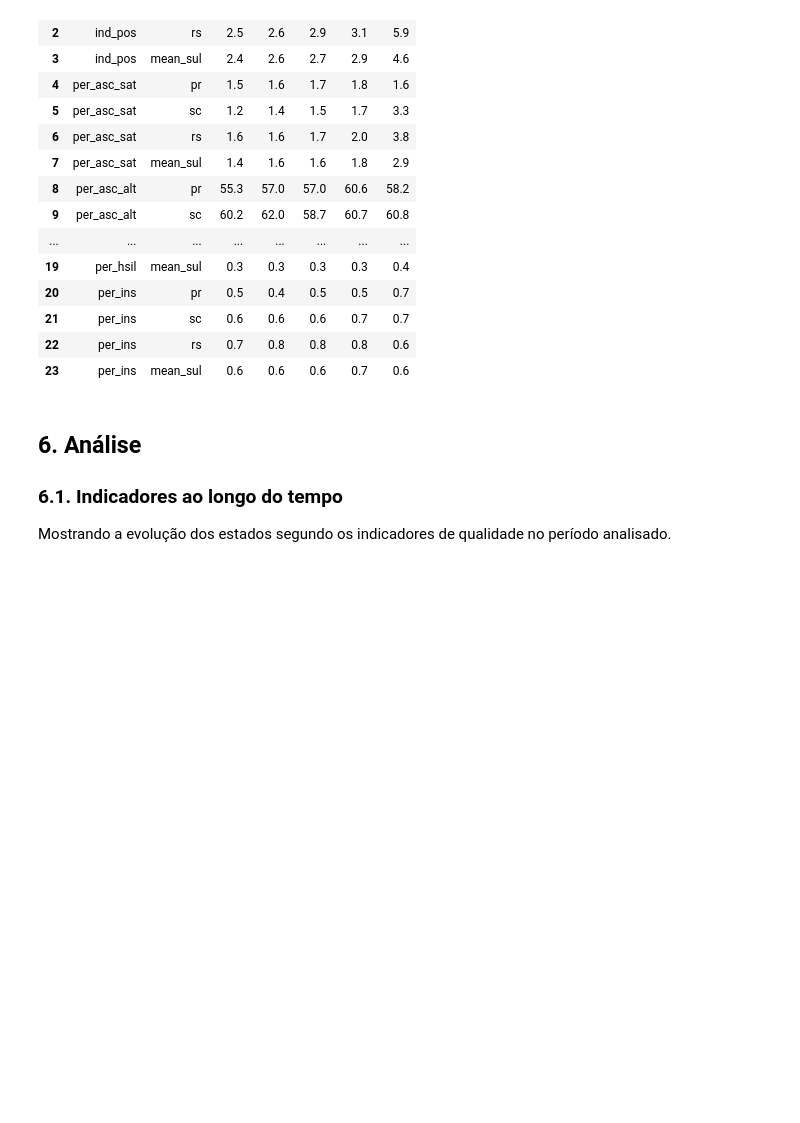
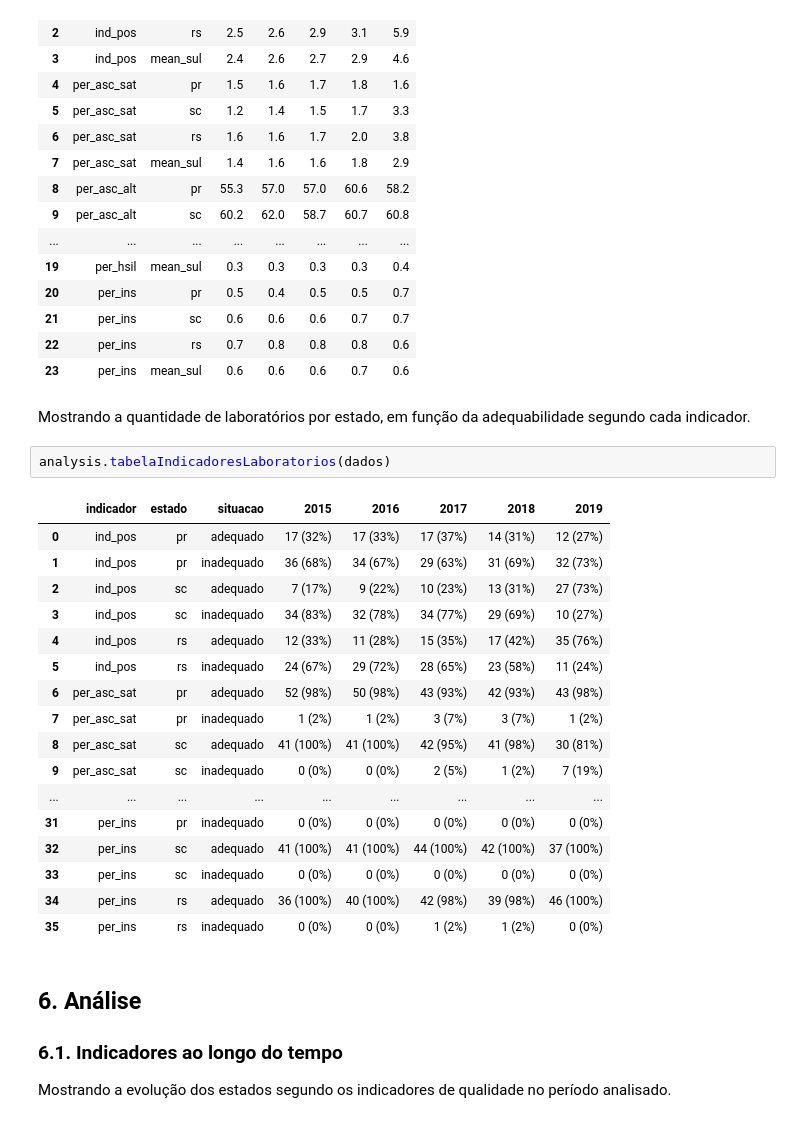
Before and after one commit to souzamarcelo/qualicito, a Jupyter notebook: lab-book.ipynb, the cells around one changed output. Saved outputs shown, nothing was run; the diff lists cells and outputs as text; blank space fills up the shorter version.

Commit message:
Table with amount of labs according to adequability to baseline values.

```diff
--- a/lab-book.ipynb
+++ b/lab-book.ipynb
@@ -113,6 +113,28 @@ analysis.tabelaIndicadores(dados, 'mean')
 | 21 | per_ins | sc | 0.6 | 0.6 | 0.6 | 0.7 | 0.7 |
 | 22 | per_ins | rs | 0.7 | 0.8 | 0.8 | 0.8 | 0.6 |
 | 23 | per_ins | mean_sul | 0.6 | 0.6 | 0.6 | 0.7 | 0.6 |
+# %% [markdown]
+Mostrando a quantidade de laboratórios por estado, em função da adequabilidade segundo cada indicador.
+# %%
+analysis.tabelaIndicadoresLaboratorios(dados)
+# %% [output]
+|  | indicador | estado | situacao | 2015 | 2016 | 2017 | 2018 | 2019 |
+| 0 | ind_pos | pr | adequado | 17 (32%) | 17 (33%) | 17 (37%) | 14 (31%) | 12 (27%) |
+| 1 | ind_pos | pr | inadequado | 36 (68%) | 34 (67%) | 29 (63%) | 31 (69%) | 32 (73%) |
+| 2 | ind_pos | sc | adequado | 7 (17%) | 9 (22%) | 10 (23%) | 13 (31%) | 27 (73%) |
+| 3 | ind_pos | sc | inadequado | 34 (83%) | 32 (78%) | 34 (77%) | 29 (69%) | 10 (27%) |
+| 4 | ind_pos | rs | adequado | 12 (33%) | 11 (28%) | 15 (35%) | 17 (42%) | 35 (76%) |
+| 5 | ind_pos | rs | inadequado | 24 (67%) | 29 (72%) | 28 (65%) | 23 (58%) | 11 (24%) |
+| 6 | per_asc_sat | pr | adequado | 52 (98%) | 50 (98%) | 43 (93%) | 42 (93%) | 43 (98%) |
+| 7 | per_asc_sat | pr | inadequado | 1 (2%) | 1 (2%) | 3 (7%) | 3 (7%) | 1 (2%) |
+| 8 | per_asc_sat | sc | adequado | 41 (100%) | 41 (100%) | 42 (95%) | 41 (98%) | 30 (81%) |
+| 9 | per_asc_sat | sc | inadequado | 0 (0%) | 0 (0%) | 2 (5%) | 1 (2%) | 7 (19%) |
+| ... | ... | ... | ... | ... | ... | ... | ... | ... |
+| 31 | per_ins | pr | inadequado | 0 (0%) | 0 (0%) | 0 (0%) | 0 (0%) | 0 (0%) |
+| 32 | per_ins | sc | adequado | 41 (100%) | 41 (100%) | 44 (100%) | 42 (100%) | 37 (100%) |
+| 33 | per_ins | sc | inadequado | 0 (0%) | 0 (0%) | 0 (0%) | 0 (0%) | 0 (0%) |
+| 34 | per_ins | rs | adequado | 36 (100%) | 40 (100%) | 42 (98%) | 39 (98%) | 46 (100%) |
+| 35 | per_ins | rs | inadequado | 0 (0%) | 0 (0%) | 1 (2%) | 1 (2%) | 0 (0%) |
 # %% [markdown]
 ## 6. Análise
 
```
Also changed, not shown: parts of 1 cell of this notebook, 1 other file.
